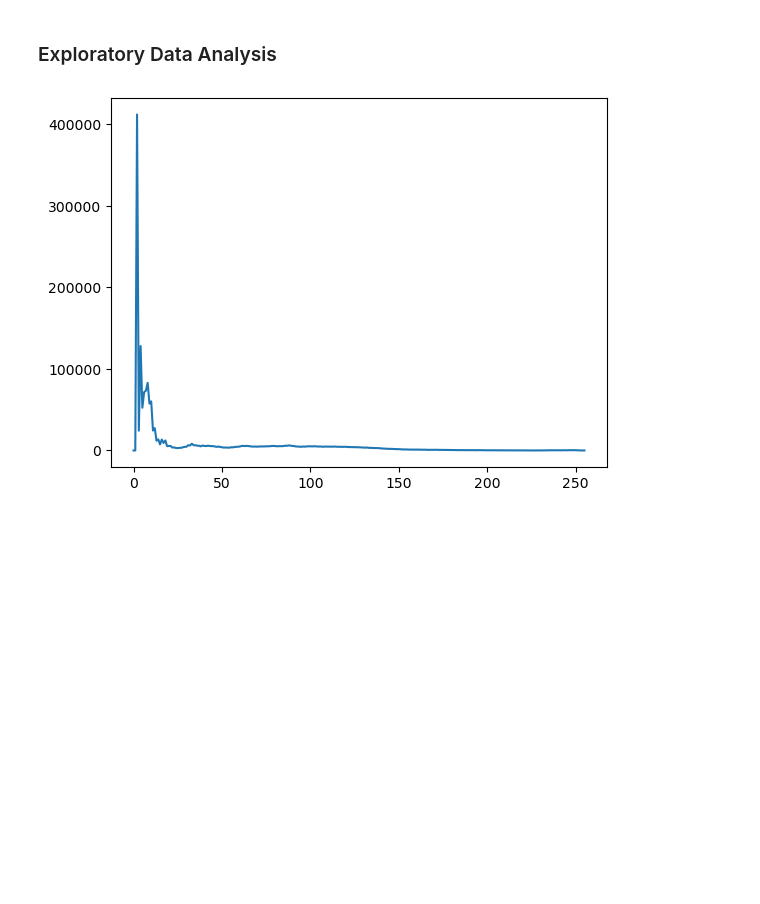
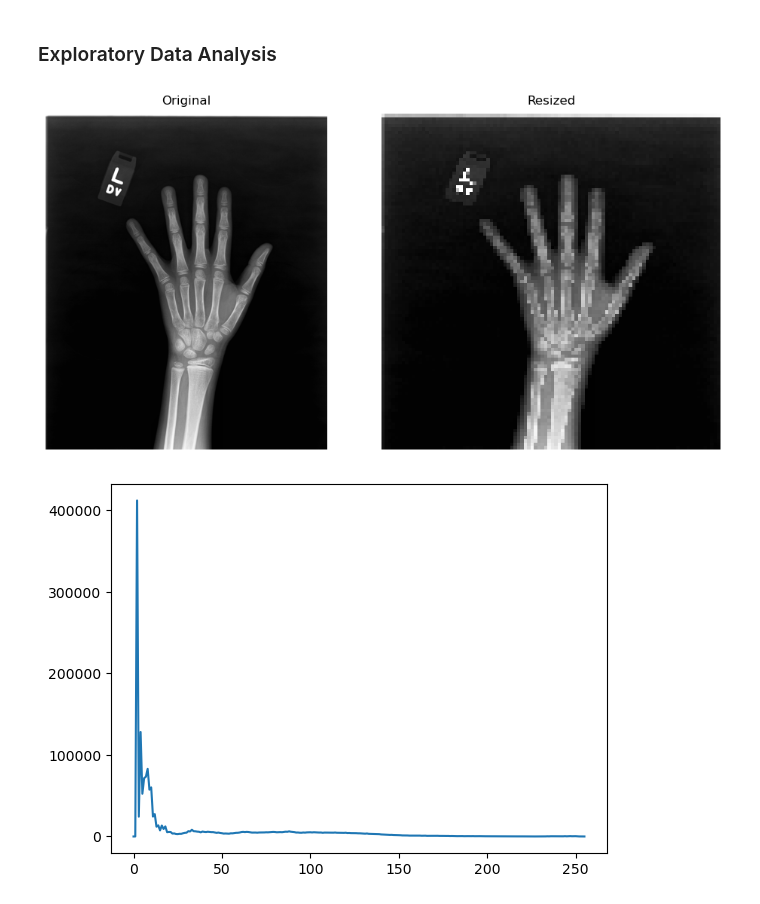
Before and after one commit to andresespinalh/Bone-Age-Assessment-HDA, a Jupyter notebook: bone-age-assessment-analysis.ipynb, the cells around one changed output. Drawn from its saved outputs; the diff is of its cells as text; code cells hidden in the pictures; blank space fills up the shorter version.

Commit message:
Automation of the pipeline to process images and write to files

```diff
--- a/bone-age-assessment-analysis.ipynb
+++ b/bone-age-assessment-analysis.ipynb
@@ -46,7 +46,7 @@ def enhance_contrast_img(img, clipLimit=1.0, tileGridSize=(8,8)):
 
 # Resize image
 def resize_img(img, width, height):
-    img_p = cv.resize(img_p, (width, height))
+    img_p = cv.resize(img, (width, height))
     return img_p
 # %%
 # The whole pre-processing pipeline for a single image
@@ -125,6 +153,12 @@ for file in img_paths_analysis:
 ### Exploratory Data Analysis
 # %%
 img_list = [img['img_p'] for img in images]
+# %%
+img = img_list[6]
+size_px = 100
+display_img_comp(img, resize_img(img, size_px, size_px), 'Original', 'Resized')
+# %% [output]
+[figure, added]
 # %%
 # The histogram for all images
 hist = cv.calcHist(img_list, [0], None, [256], [0,256])
```
Also changed, not shown: parts of 3 cells of this notebook.
